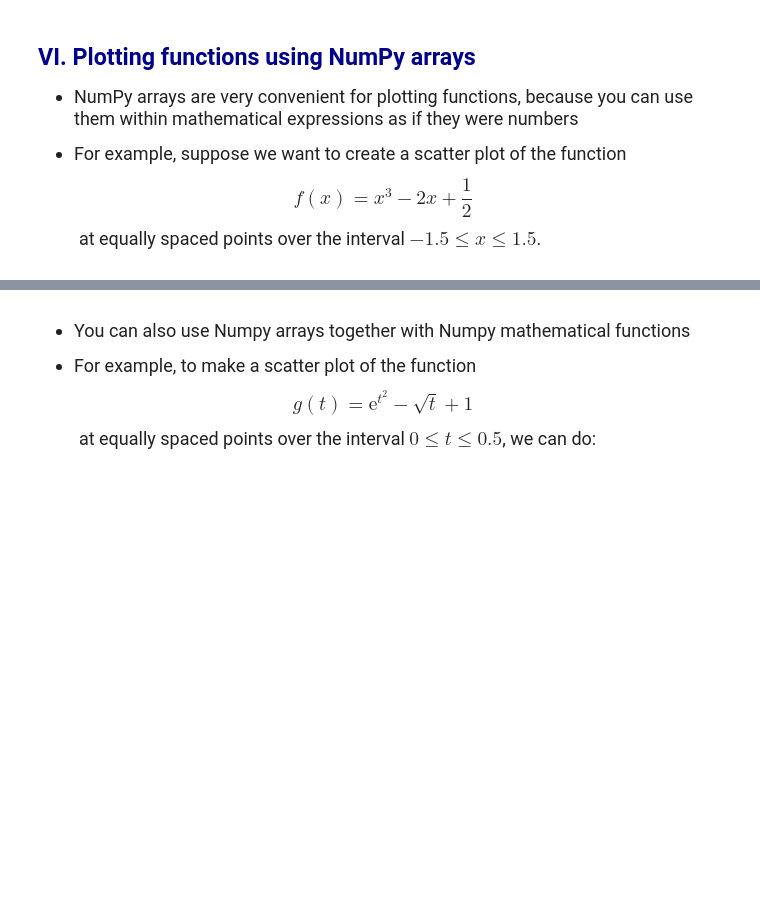
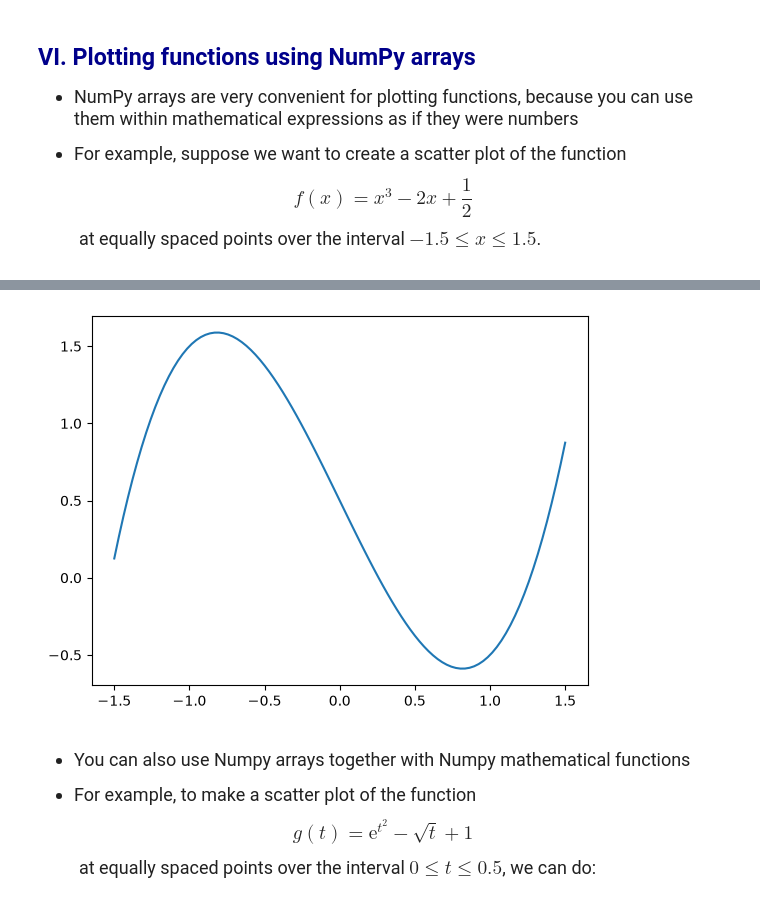
Before and after one commit to JuneOuyang/datasci185fall2026, a Jupyter notebook: Lecture_05_Libraries_and_Specialized_Functions/Lecture5 copy.ipynb, the cells around one changed output, grey strips where cells are left out. Saved outputs shown, nothing was run; the diff lists cells and outputs as text; code cells hidden in the pictures; blank space fills up the shorter version.

```diff
--- a/Lecture_05_Libraries_and_Specialized_Functions/Lecture5 copy.ipynb
+++ b/Lecture_05_Libraries_and_Specialized_Functions/Lecture5 copy.ipynb
@@ -507,3 +554,12 @@ plt.show()
+# %%
+x_vals = np.linspace(-1.5, 1.5, 100) # 100 points from -1.5 to 1.5
+y_vals = x_vals**3 - 2*x_vals + 0.5
+
+# Use plt.scatter to create scatter plot
+plt.plot(x_vals, y_vals)
+plt.show()
+# %% [output]
+[figure, added]
 # %% [markdown]
 <font size = "4">
 
```
Also changed, not shown: parts of 22 cells of this notebook, 2 other files.
